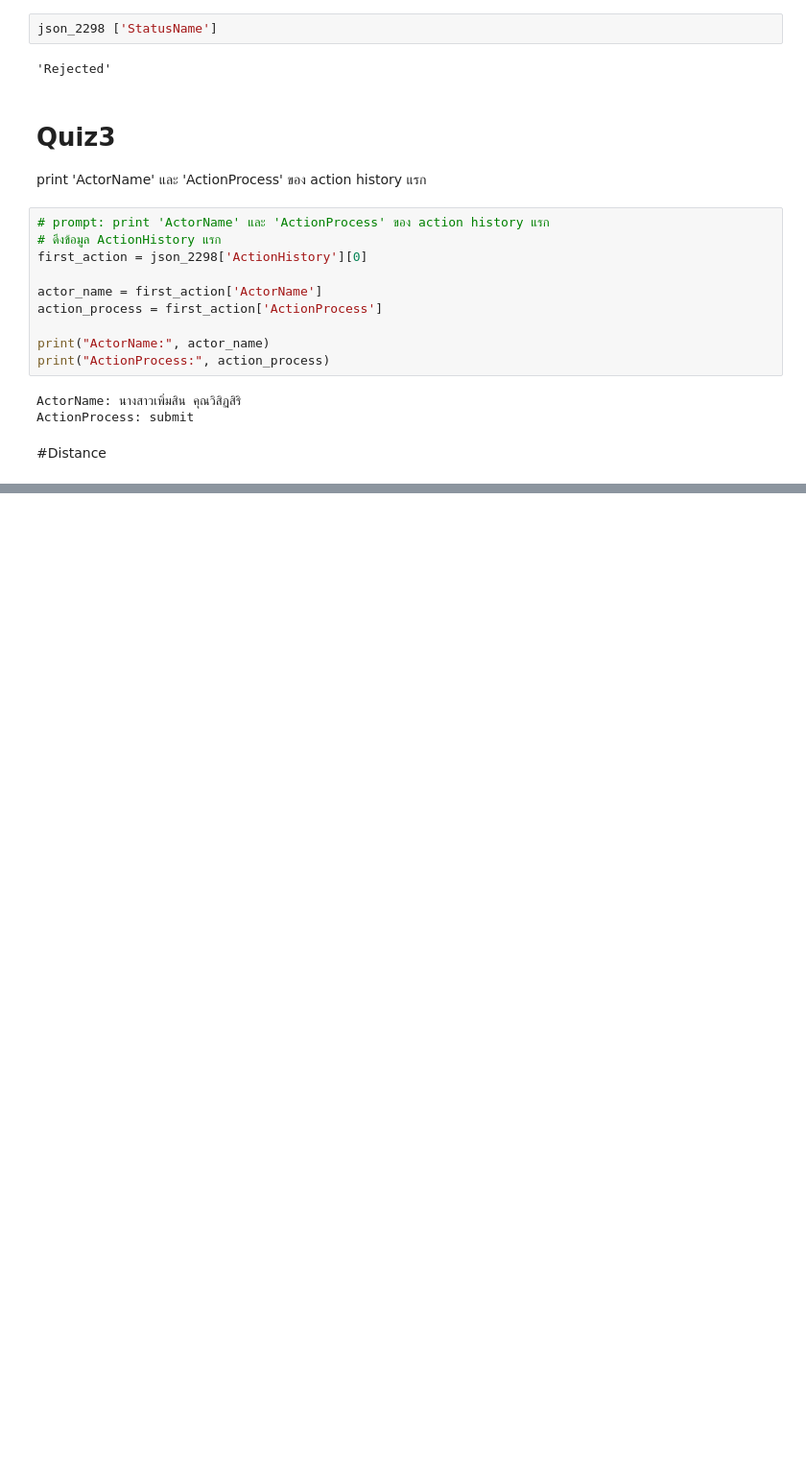
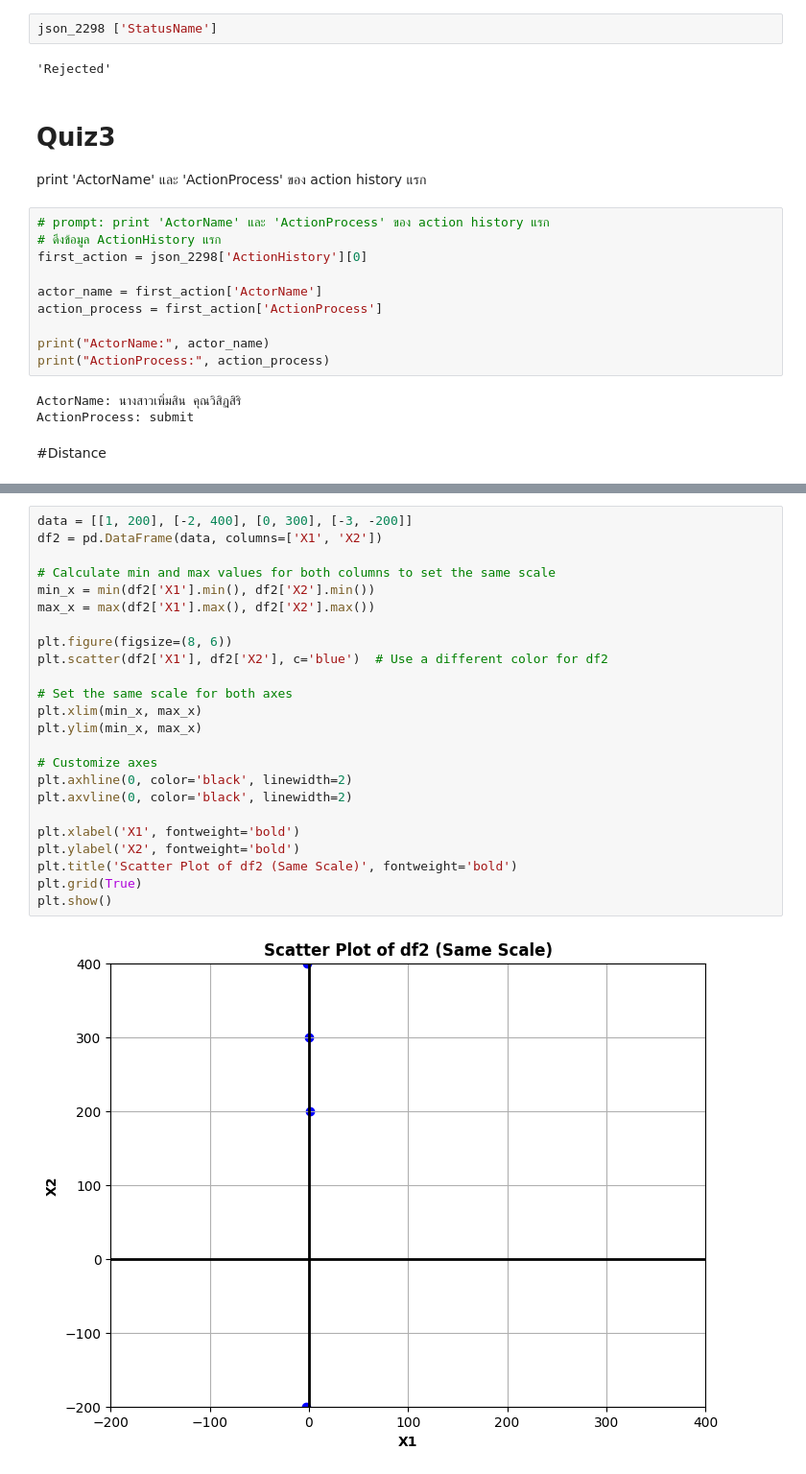
Before and after one commit to Earth15145/Python_dataviz2024, a Jupyter notebook: Chapter_2_Understanding_Data.ipynb, the cells around one changed output, grey strips where cells are left out. Shown: that part at 96% size. Cells and saved outputs as stored; diff of their text form; blank space fills up the shorter version.

```diff
--- a/Chapter_2_Understanding_Data.ipynb
+++ b/Chapter_2_Understanding_Data.ipynb
@@ -280,0 +346,26 @@ ActionProcess: submit
+# %%
+data = [[1, 200], [-2, 400], [0, 300], [-3, -200]]
+df2 = pd.DataFrame(data, columns=['X1', 'X2'])
+
+# Calculate min and max values for both columns to set the same scale
+min_x = min(df2['X1'].min(), df2['X2'].min())
+max_x = max(df2['X1'].max(), df2['X2'].max())
+
+plt.figure(figsize=(8, 6))
+plt.scatter(df2['X1'], df2['X2'], c='blue')  # Use a different color for df2
+
+# Set the same scale for both axes
+plt.xlim(min_x, max_x)
+plt.ylim(min_x, max_x)
+
+# Customize axes
+plt.axhline(0, color='black', linewidth=2)
+plt.axvline(0, color='black', linewidth=2)
+
+plt.xlabel('X1', fontweight='bold')
+plt.ylabel('X2', fontweight='bold')
+plt.title('Scatter Plot of df2 (Same Scale)', fontweight='bold')
+plt.grid(True)
+plt.show()
+# %% [output]
+[figure, added]
```
Also changed, not shown: parts of 10 cells of this notebook.
